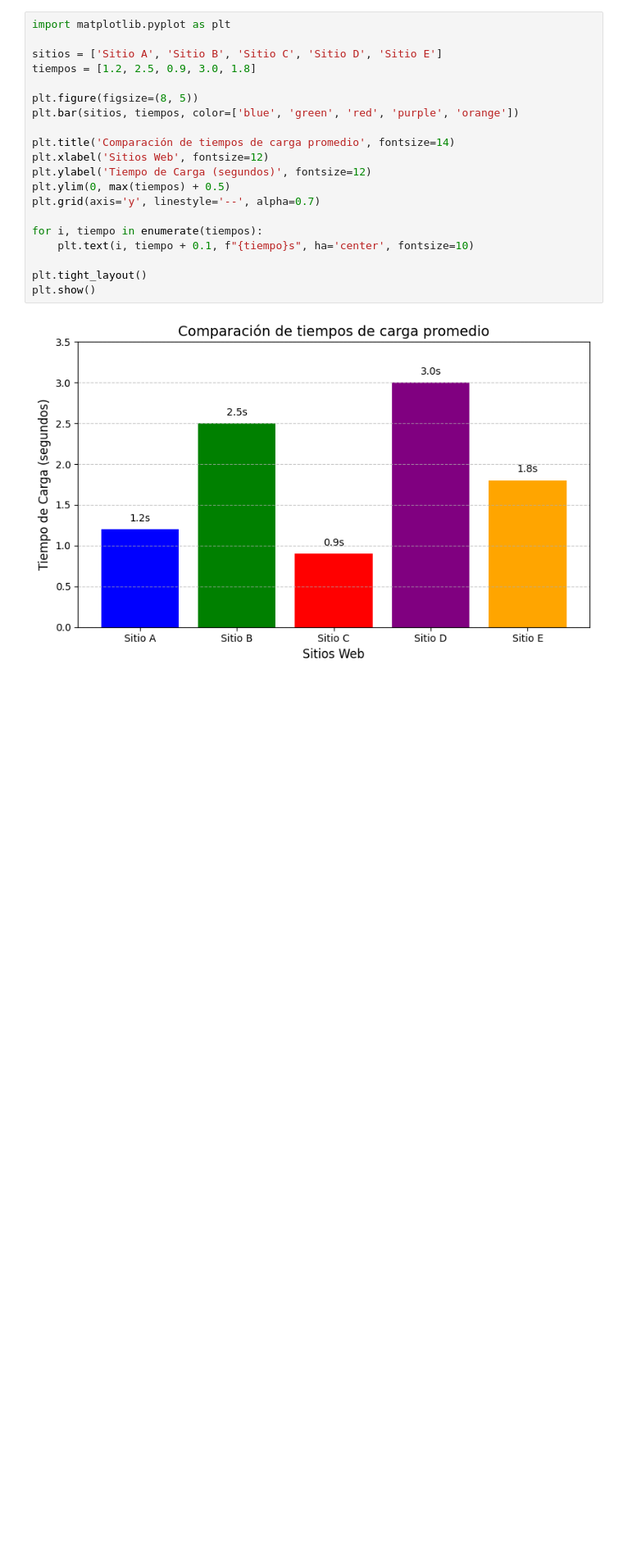
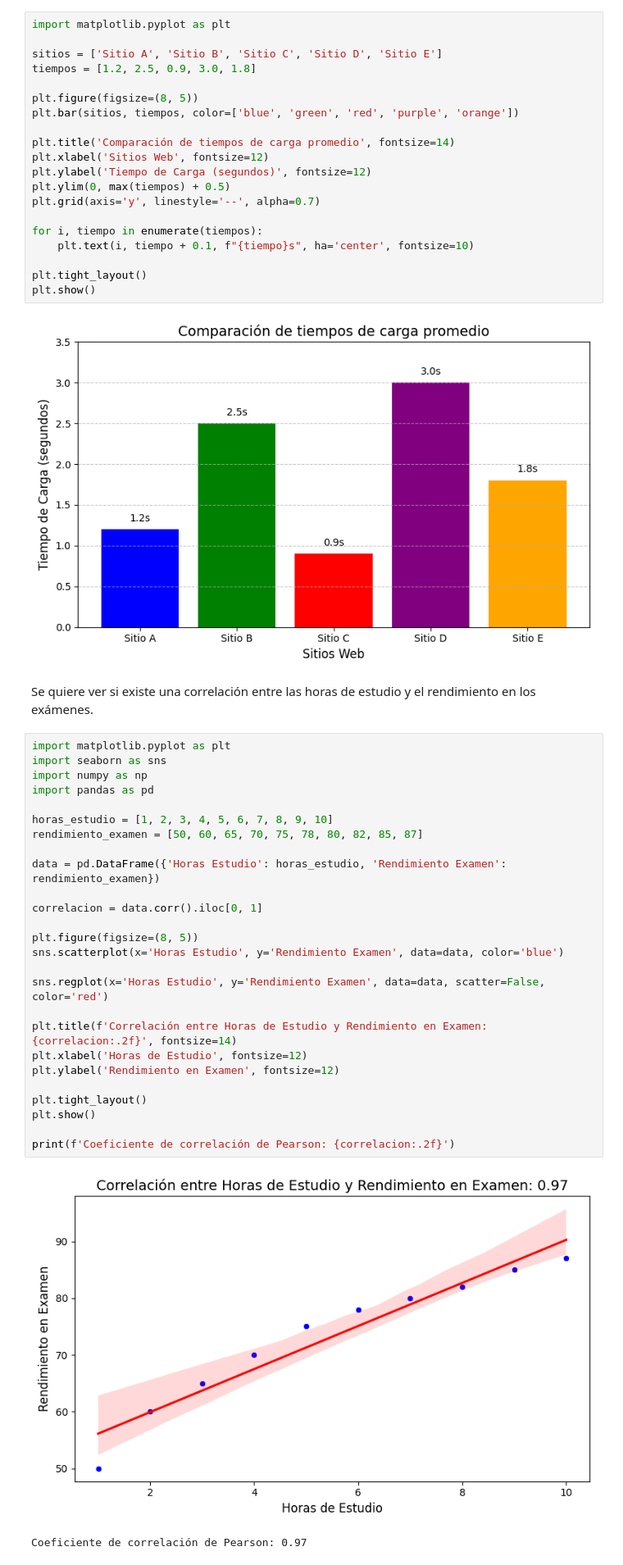
Before and after one commit to Gioval315/BibliotecaSQL, a Jupyter notebook: Laboratorio_11.ipynb, the cells around one changed output. Shown: that part at 82% size. Saved outputs shown, nothing was run; the diff lists cells and outputs as text; blank space fills up the shorter version.

```diff
--- a/Laboratorio_11.ipynb
+++ b/Laboratorio_11.ipynb
@@ -56,3 +56,34 @@ plt.tight_layout()
 plt.show()
 # %% [output]
 [figure]
+# %% [markdown]
+Se quiere ver si existe una correlación entre las horas de estudio y el rendimiento en los exámenes.
+# %%
+import matplotlib.pyplot as plt
+import seaborn as sns
+import numpy as np
+import pandas as pd
+
+horas_estudio = [1, 2, 3, 4, 5, 6, 7, 8, 9, 10]
+rendimiento_examen = [50, 60, 65, 70, 75, 78, 80, 82, 85, 87]
+
+data = pd.DataFrame({'Horas Estudio': horas_estudio, 'Rendimiento Examen': rendimiento_examen})
+
+correlacion = data.corr().iloc[0, 1]
+
+plt.figure(figsize=(8, 5))
+sns.scatterplot(x='Horas Estudio', y='Rendimiento Examen', data=data, color='blue')
+
+sns.regplot(x='Horas Estudio', y='Rendimiento Examen', data=data, scatter=False, color='red')
+
+plt.title(f'Correlación entre Horas de Estudio y Rendimiento en Examen: {correlacion:.2f}', fontsize=14)
+plt.xlabel('Horas de Estudio', fontsize=12)
+plt.ylabel('Rendimiento en Examen', fontsize=12)
+
+plt.tight_layout()
+plt.show()
+
+print(f'Coeficiente de correlación de Pearson: {correlacion:.2f}')
+# %% [output]
+[figure, added]
+Coeficiente de correlación de Pearson: 0.97
```
Also changed, not shown: parts of 3 cells of this notebook.
